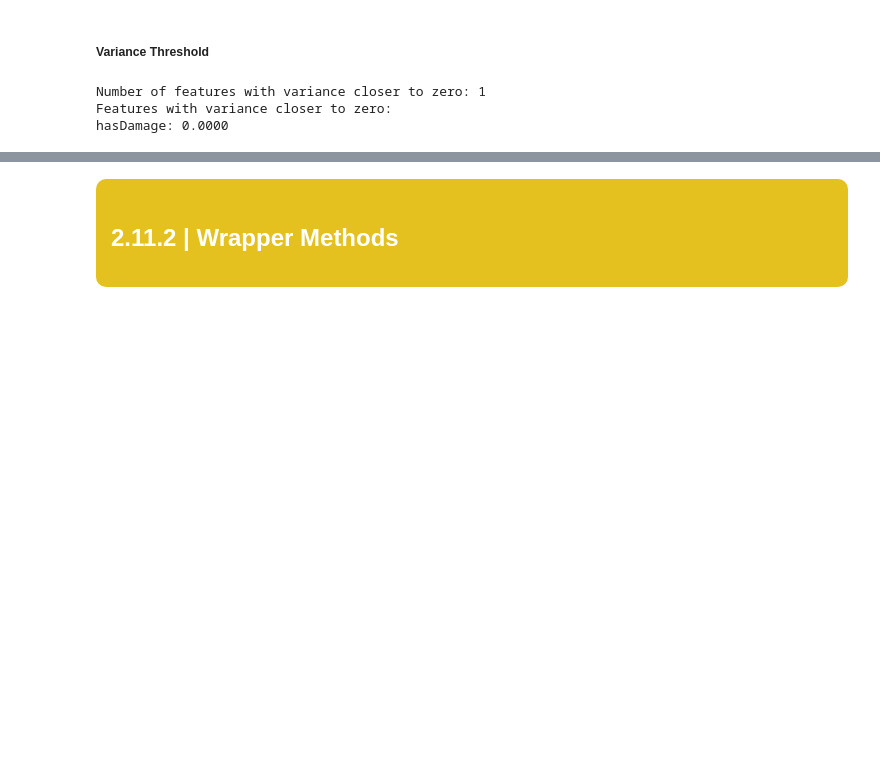
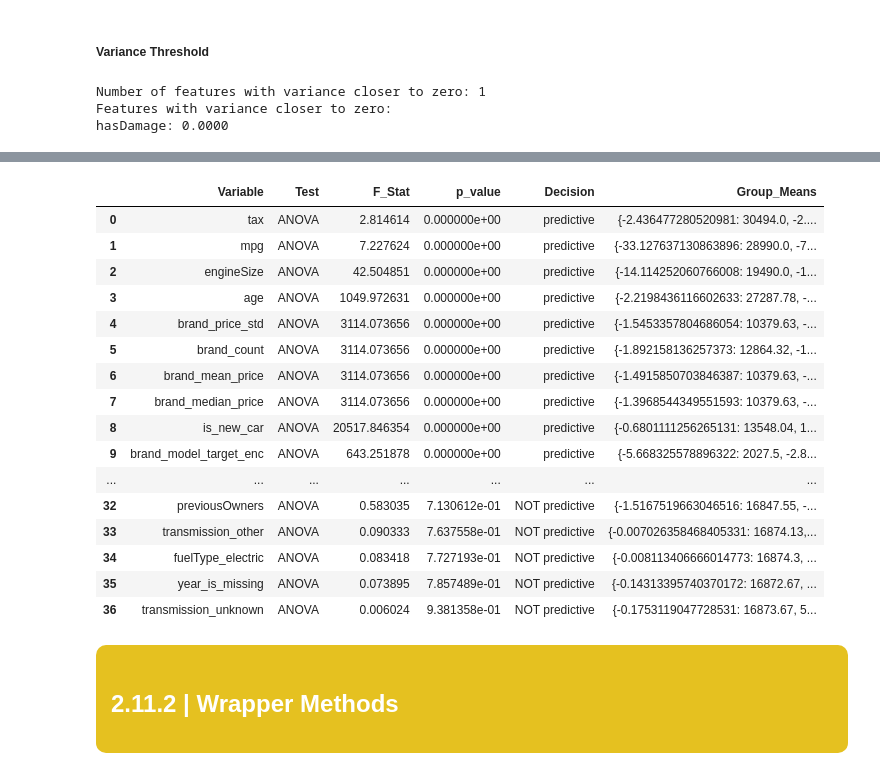
Before and after one commit to Filipa2002/Cars4You-Expediting-Car-Evaluations-with-ML, a Jupyter notebook: car_evaluations_group37 - part2.ipynb, the cells around one changed output, grey strips where cells are left out. Cells and saved outputs as stored; diff of their text form; code cells hidden in the pictures; blank space fills up the shorter version.

```diff
--- a/car_evaluations_group37 - part2.ipynb
+++ b/car_evaluations_group37 - part2.ipynb
@@ -386,3 +385,72 @@ For all the remaining variables (note that *hasDamage* has already been discarde
+# %%
+bin_cols = [c for c in X_train.columns if X_train[c].dropna().nunique() == 2]
+
+X_train_cat = X_train
+for c in bin_cols:
+    X_train_cat[c] = X_train[c].astype('category')
+
+alpha = 0.05
+
+ANOVA_COLS = X_train_cat.columns.tolist()
+
+anova_results = []
+y_price = y_price = y_train['price'].copy()
+
+for col in ANOVA_COLS:
+    # Prepare data for ANOVA test
+    temp_df = pd.DataFrame({'category': X_train_cat[col], 'price': y_price}).dropna()
+
+    # Get price lists for each category
+    # If the column has few categories, use all
+    groups = [temp_df['price'][temp_df['category'] == category]
+              for category in temp_df['category'].unique()]
+
+    # Execute the ANOVA Test
+    if len(groups) > 1 and all(len(g) > 0 for g in groups):
+        f_stat, p_value = f_oneway(*groups)
+
+        #if p < alpha, reject H0 (group means are different) which means the variable is PREDICTIVE
+        decision = "predictive" if p_value < alpha else "NOT predictive"
+
+        # Calculate mean prices per category
+        mean_prices = temp_df.groupby('category')['price'].mean().round(2).to_dict()
+    else:
+        f_stat, p_value = np.nan, np.nan
+        decision = "single group"
+        mean_prices = {}
+
+    anova_results.append({
+        "Variable": col,
+        "Test": "ANOVA",
+        "F_Stat": f_stat,
+        "p_value": p_value,
+        "Decision": decision,
+        "Group_Means": mean_prices
+    })
+
+# Convert to DataFrame for easy visualization
+df_anova = pd.DataFrame(anova_results).sort_values('p_value', na_position='last').reset_index(drop=True)
+pd.set_option('display.max_rows', None)
+display(df_anova)
+pd.reset_option('display.max_rows')
+# %% [output]
+|  | Variable | Test | F_Stat | p_value | Decision | Group_Means |
+| 0 | tax | ANOVA | 2.814614 | 0.000000e+00 | predictive | {-2.436477280520981: 30494.0, -2.... |
+| 1 | mpg | ANOVA | 7.227624 | 0.000000e+00 | predictive | {-33.127637130863896: 28990.0, -7... |
+| 2 | engineSize | ANOVA | 42.504851 | 0.000000e+00 | predictive | {-14.114252060766008: 19490.0, -1... |
+| 3 | age | ANOVA | 1049.972631 | 0.000000e+00 | predictive | {-2.2198436116602633: 27287.78, -... |
+| 4 | brand_price_std | ANOVA | 3114.073656 | 0.000000e+00 | predictive | {-1.5453357804686054: 10379.63, -... |
+| 5 | brand_count | ANOVA | 3114.073656 | 0.000000e+00 | predictive | {-1.892158136257373: 12864.32, -1... |
+| 6 | brand_mean_price | ANOVA | 3114.073656 | 0.000000e+00 | predictive | {-1.4915850703846387: 10379.63, -... |
+| 7 | brand_median_price | ANOVA | 3114.073656 | 0.000000e+00 | predictive | {-1.3968544349551593: 10379.63, -... |
+| 8 | is_new_car | ANOVA | 20517.846354 | 0.000000e+00 | predictive | {-0.6801111256265131: 13548.04, 1... |
+| 9 | brand_model_target_enc | ANOVA | 643.251878 | 0.000000e+00 | predictive | {-5.668325578896322: 2027.5, -2.8... |
+| ... | ... | ... | ... | ... | ... | ... |
+| 32 | previousOwners | ANOVA | 0.583035 | 7.130612e-01 | NOT predictive | {-1.5167519663046516: 16847.55, -... |
+| 33 | transmission_other | ANOVA | 0.090333 | 7.637558e-01 | NOT predictive | {-0.007026358468405331: 16874.13,... |
+| 34 | fuelType_electric | ANOVA | 0.083418 | 7.727193e-01 | NOT predictive | {-0.008113406666014773: 16874.3, ... |
+| 35 | year_is_missing | ANOVA | 0.073895 | 7.857489e-01 | NOT predictive | {-0.14313395740370172: 16872.67, ... |
+| 36 | transmission_unknown | ANOVA | 0.006024 | 9.381358e-01 | NOT predictive | {-0.1753119047728531: 16873.67, 5... |
 # %% [markdown]
 <div style="background-color: #e5c120ff; padding:15px; border-radius:10px;">
     <h1 style="margin:0; color:white; font-family:sans-serif; font-size:24px;">
```
Also changed, not shown: parts of 38 cells of this notebook, 1 other file.
